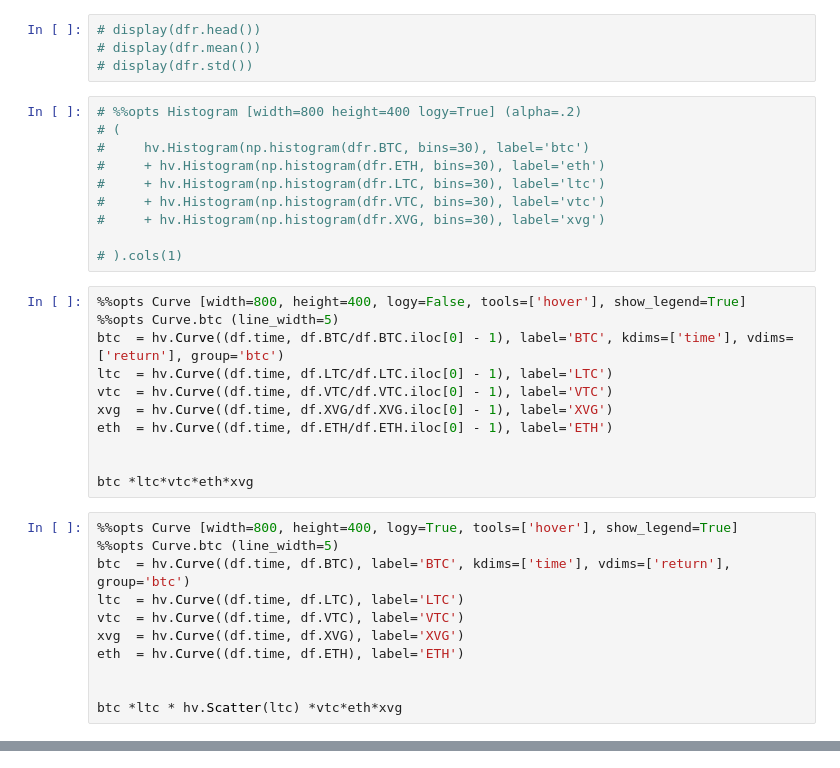
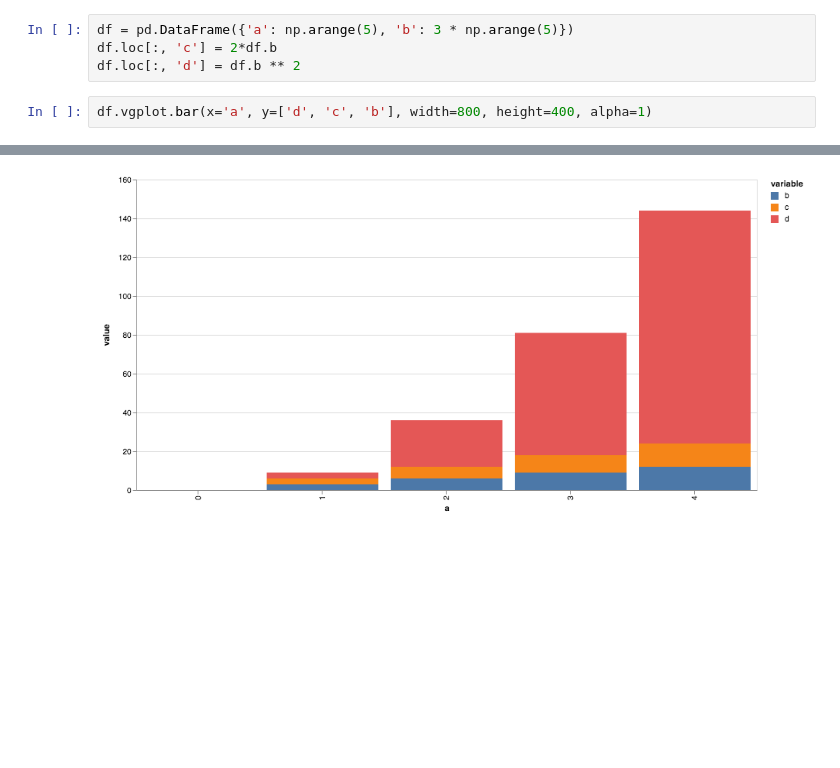
Before and after one commit to robdmc/btc_node, a Jupyter notebook: example.ipynb, the cells around one changed output, grey strips where cells are left out. Drawn from its saved outputs; the diff is of its cells as text; blank space fills up the shorter version.

```diff
--- a/example.ipynb
+++ b/example.ipynb
@@ -84,36 +12,7 @@ df.head()
-# %%
-# display(dfr.head())
-# display(dfr.mean())
-# display(dfr.std())
-# %%
-# %%opts Histogram [width=800 height=400 logy=True] (alpha=.2)
-# (
-#     hv.Histogram(np.histogram(dfr.BTC, bins=30), label='btc')
-#     + hv.Histogram(np.histogram(dfr.ETH, bins=30), label='eth')
-#     + hv.Histogram(np.histogram(dfr.LTC, bins=30), label='ltc')
-#     + hv.Histogram(np.histogram(dfr.VTC, bins=30), label='vtc')
-#     + hv.Histogram(np.histogram(dfr.XVG, bins=30), label='xvg')
-
-# ).cols(1)
-# %%
-%%opts Curve [width=800, height=400, logy=False, tools=['hover'], show_legend=True]
-%%opts Curve.btc (line_width=5)
-btc  = hv.Curve((df.time, df.BTC/df.BTC.iloc[0] - 1), label='BTC', kdims=['time'], vdims=['return'], group='btc')
-ltc  = hv.Curve((df.time, df.LTC/df.LTC.iloc[0] - 1), label='LTC')
-vtc  = hv.Curve((df.time, df.VTC/df.VTC.iloc[0] - 1), label='VTC')
-xvg  = hv.Curve((df.time, df.XVG/df.XVG.iloc[0] - 1), label='XVG')
-eth  = hv.Curve((df.time, df.ETH/df.ETH.iloc[0] - 1), label='ETH')
-
-
-btc *ltc*vtc*eth*xvg
-# %%
-%%opts Curve [width=800, height=400, logy=True, tools=['hover'], show_legend=True]
-%%opts Curve.btc (line_width=5)
-btc  = hv.Curve((df.time, df.BTC), label='BTC', kdims=['time'], vdims=['return'], group='btc')
-ltc  = hv.Curve((df.time, df.LTC), label='LTC')
-vtc  = hv.Curve((df.time, df.VTC), label='VTC')
-xvg  = hv.Curve((df.time, df.XVG), label='XVG')
-eth  = hv.Curve((df.time, df.ETH), label='ETH')
-
-
-btc *ltc * hv.Scatter(ltc) *vtc*eth*xvg
+# %%
+df = pd.DataFrame({'a': np.arange(5), 'b': 3 * np.arange(5)})
+df.loc[:, 'c'] = 2*df.b
+df.loc[:, 'd'] = df.b ** 2
+# %%
+df.vgplot.bar(x='a', y=['d', 'c', 'b'], width=800, height=400, alpha=1)
+# %% [output]
@@ -119,0 +20 @@ btc *ltc * hv.Scatter(ltc) *vtc*eth*xvg
+[figure, added]
```
Also changed, not shown: parts of 11 cells of this notebook, 2 other files.
